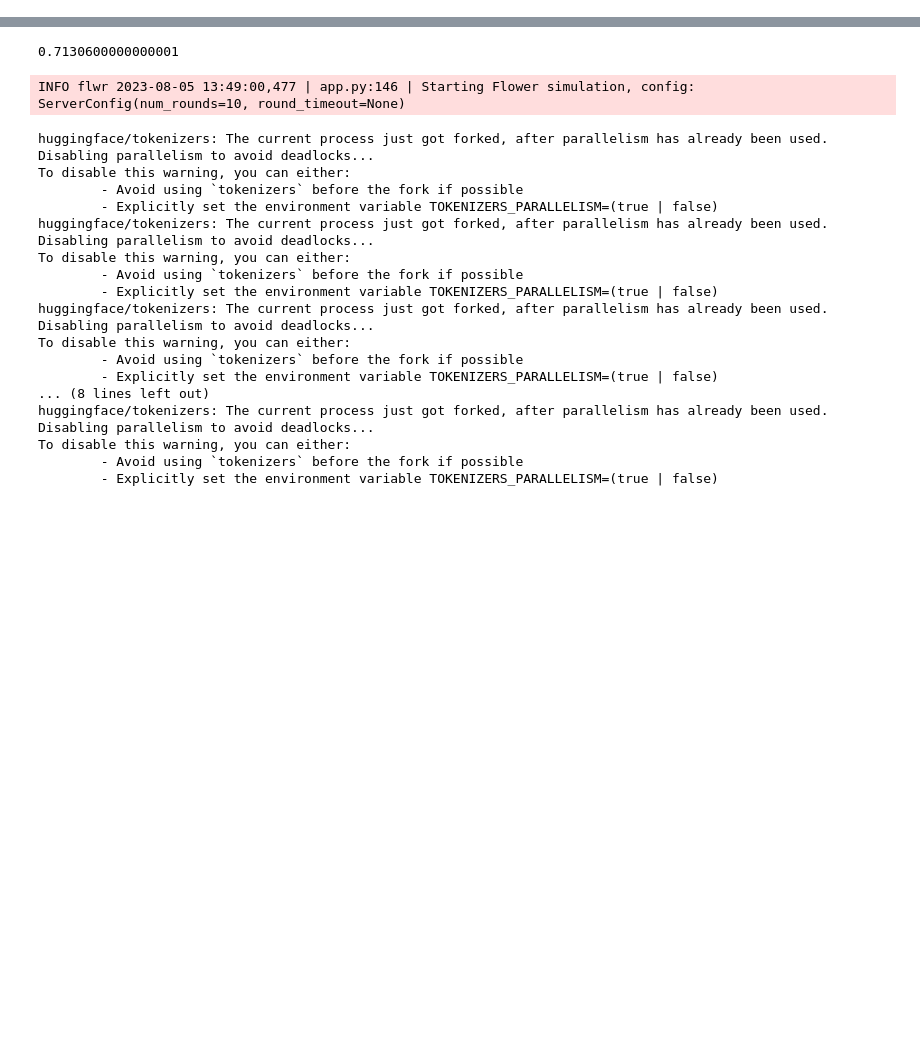
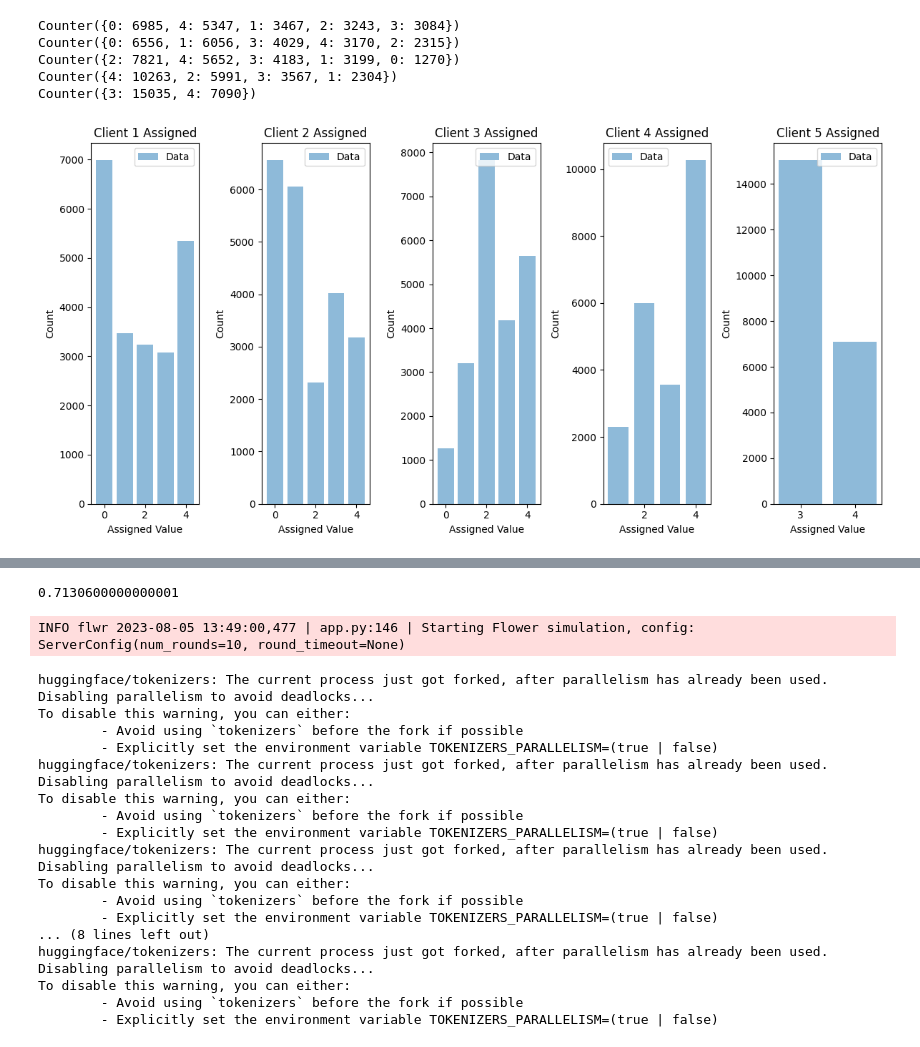
Before and after one commit to leebyounghan/prompt4FED, a Jupyter notebook: FEDprompt.ipynb, the cells around one changed output, grey strips where cells are left out. Cells and saved outputs as stored; diff of their text form; code cells hidden in the pictures; blank space fills up the shorter version.

```diff
--- a/FEDprompt.ipynb
+++ b/FEDprompt.ipynb
@@ -103,0 +42,16 @@ data_types = {"Input" : str, 'Label' : str}
+# %%
+# load dataset
+args1 = EasyDict({
+    "client_num" : 5,
+    "data_file" : "/home/ckjwh/ckj/FedML/python/app/fednlp/fednlp_data/data_files/cornell_movie_dialogue_data.h5",
+    "task_type" : "seq2seq",
+    "embedding_file" : "/home/ckjwh/ckj/FedML/python/app/fednlp/fednlp_data/embedding_files/cornell_movie_dialogue_embedding.pkl",
+    "overwrite" : False,
+    "batch" : 16,
+    "embedding_exist" : False
+})
+# %%
+# Create CustomDataset instance
+custom_dataset = CustomDataset(args1)
+# Load datasets
+df = custom_dataset.load_datasets()
@@ -103,0 +98,14 @@ data_types = {"Input" : str, 'Label' : str}
+# %%
+# partition dataset
+args2 = EasyDict({
+    "num_clients": 5,
+    "dataframe": df,
+    "alpha": 5,
+    "val_ratio": 0.2,
+    "imbalance": True,
+    "random_state": None
+})
+# %%
+# Create CustomPartition instance
+cp = CustomPartition(args2)
+partitions = cp.data_partition()
@@ -103,0 +115,9 @@ data_types = {"Input" : str, 'Label' : str}
+# %%
+# count label per clients
+cp.count_labels(partitions)
+# %% [output]
+Counter({0: 6985, 4: 5347, 1: 3467, 2: 3243, 3: 3084})
+Counter({0: 6556, 1: 6056, 3: 4029, 4: 3170, 2: 2315})
+Counter({2: 7821, 4: 5652, 3: 4183, 1: 3199, 0: 1270})
+Counter({4: 10263, 2: 5991, 3: 3567, 1: 2304})
+Counter({3: 15035, 4: 7090})
@@ -103,0 +126,5 @@ data_types = {"Input" : str, 'Label' : str}
+# %%
+# data distribution
+cp.data_visualization(partitions)
+# %% [output]
+[figure, added]
```
Also changed, not shown: parts of 32 cells of this notebook.
